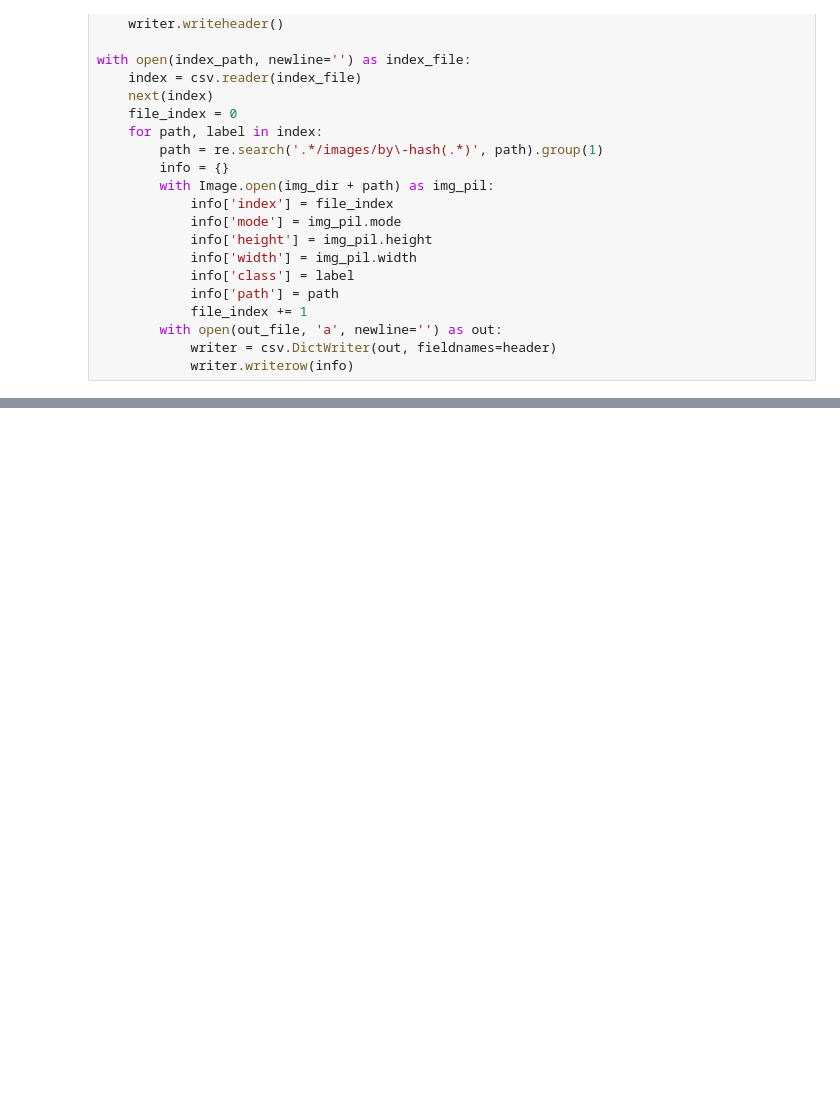
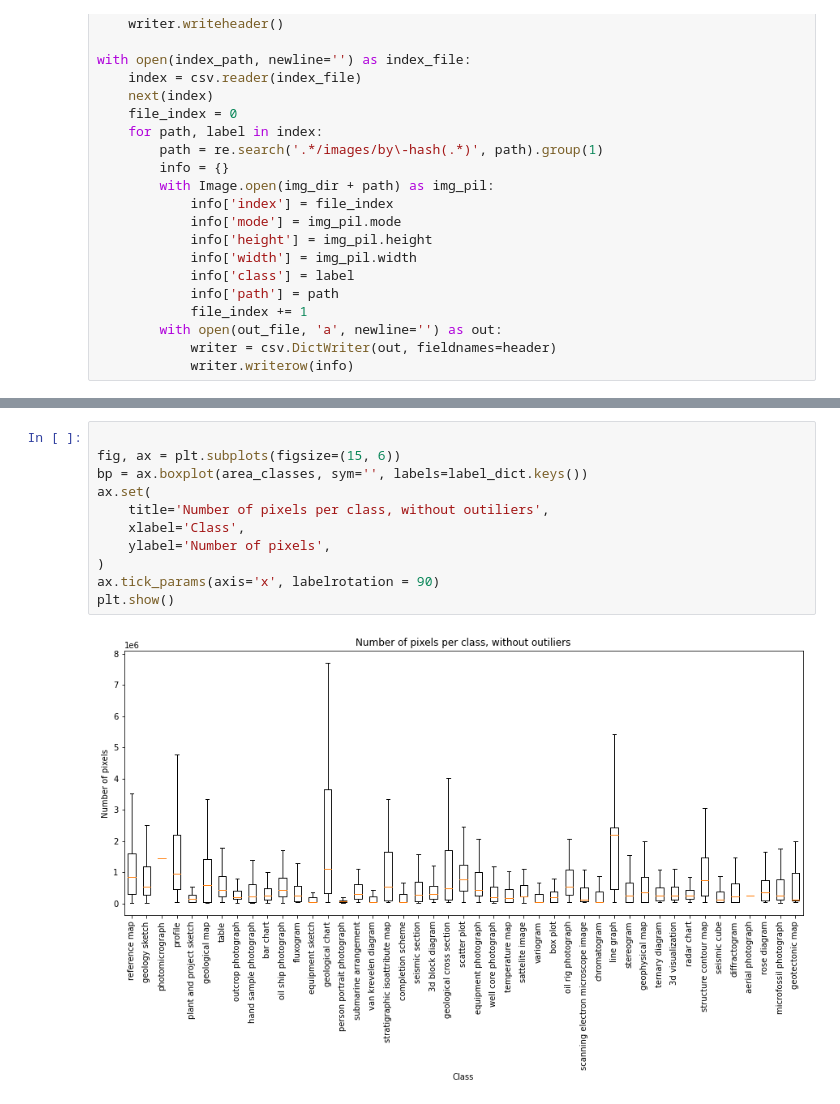
Before and after one commit to jpelayx/mnist-graphs, a Jupyter notebook: geo_ds_stats.ipynb, the cells around one changed output, grey strips where cells are left out. Drawn from its saved outputs; the diff is of its cells as text; blank space fills up the shorter version.

```diff
--- a/geo_ds_stats.ipynb
+++ b/geo_ds_stats.ipynb
@@ -118,0 +132,13 @@ print(modes)
+# %%
+
+fig, ax = plt.subplots(figsize=(15, 6))
+bp = ax.boxplot(area_classes, sym='', labels=label_dict.keys())
+ax.set(
+    title='Number of pixels per class, without outiliers',
+    xlabel='Class',
+    ylabel='Number of pixels',
+)
+ax.tick_params(axis='x', labelrotation = 90)
+plt.show()
+# %% [output]
+[figure, added]
```
Also changed, not shown: parts of 9 cells of this notebook.
